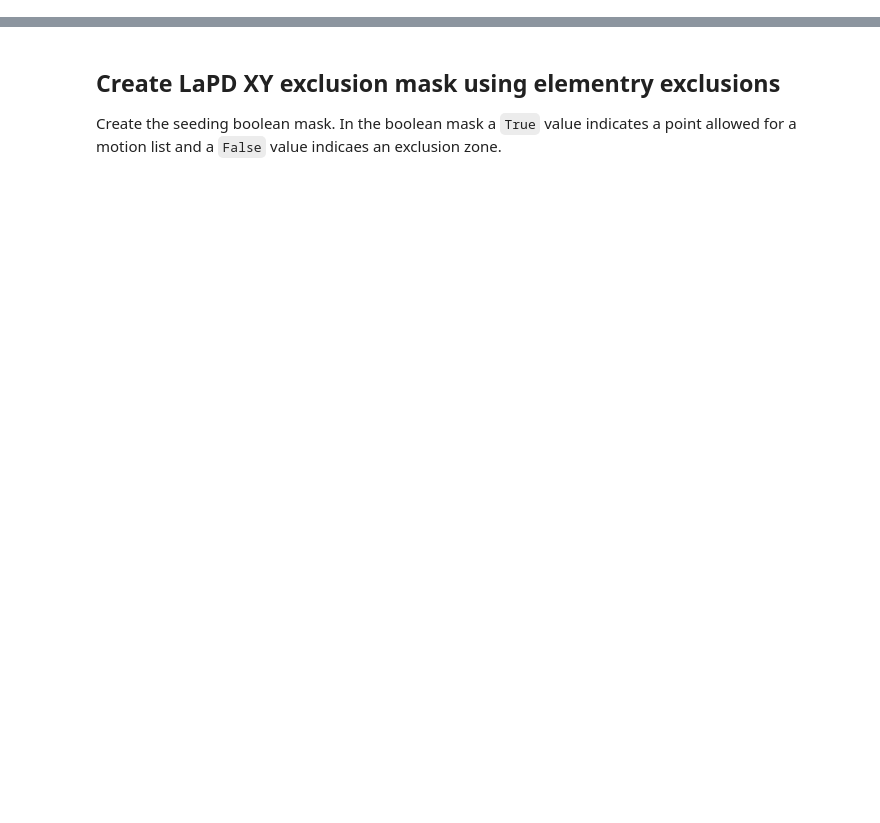
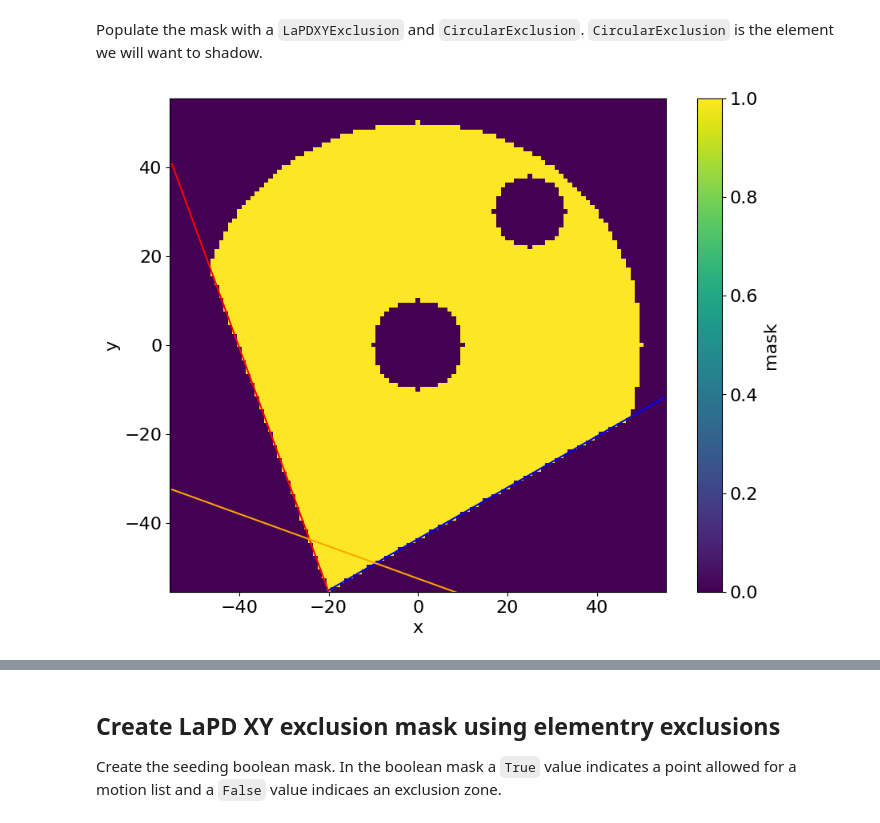
Before and after one commit to BaPSF/bapsf_motion, a Jupyter notebook: docs/notebooks/prototypes/LaPDXYExclusion_shadowing.ipynb, the cells around one changed output, grey strips where cells are left out. Drawn from its saved outputs; the diff is of its cells as text; code cells hidden in the pictures; blank space fills up the shorter version.

```diff
--- a/docs/notebooks/prototypes/LaPDXYExclusion_shadowing.ipynb
+++ b/docs/notebooks/prototypes/LaPDXYExclusion_shadowing.ipynb
@@ -28,0 +56,27 @@ plt.rcParams.update(
+# %% [markdown]
+Populate the mask with a `LaPDXYExclusion` and `CircularExclusion`.  `CircularExclusion` is the element we will want to shadow.
+# %%
+# ex = LaPDXYExclusion(ds, pivot_radius=20)
+ex = LaPDXYExclusion(ds, port_location=250)
+exC = CircularExclusion(ds, radius=10, center=(0,0), exclude="inside")
+exC2 = CircularExclusion(ds, radius=8, center=(25,30), exclude="inside")
+
+ds.mask.plot(x="x", y="y")
+
+colors = ["blue", "red", "orange"]
+ii = 0
+for subex in ex.composed_exclusions:
+    if not isinstance(subex, DividerExclusion):
+        continue
+
+    (slope, intercept) = subex.mb
+    color = colors[np.mod(ii, len(colors))]
+    if np.isinf(slope):
+        ylim = plt.gca().get_ylim()
+        plt.vlines(intercept, *ylim, color=color)
+    else:
+        plt.plot(side, slope * side + intercept, color=color)
+
+    ii += 1;
+# %% [output]
+[figure, added]
```
Also changed, not shown: parts of 36 cells of this notebook.
